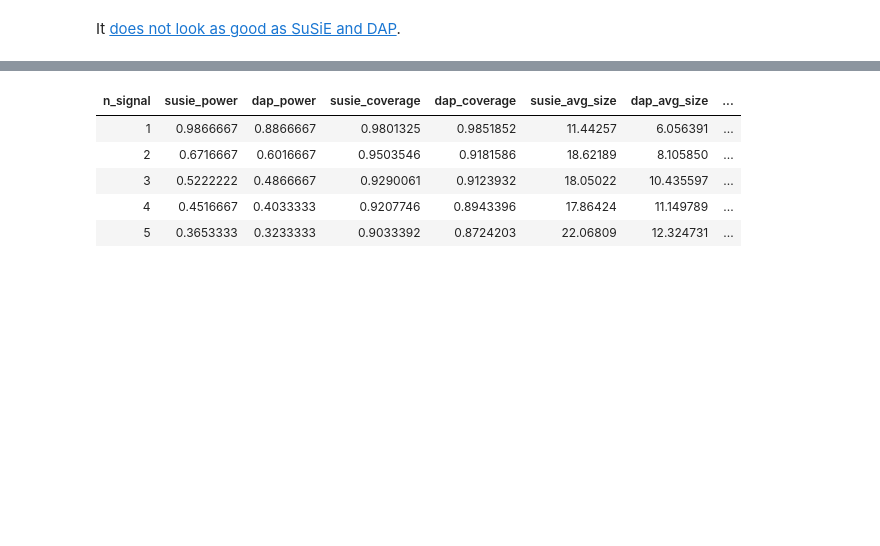
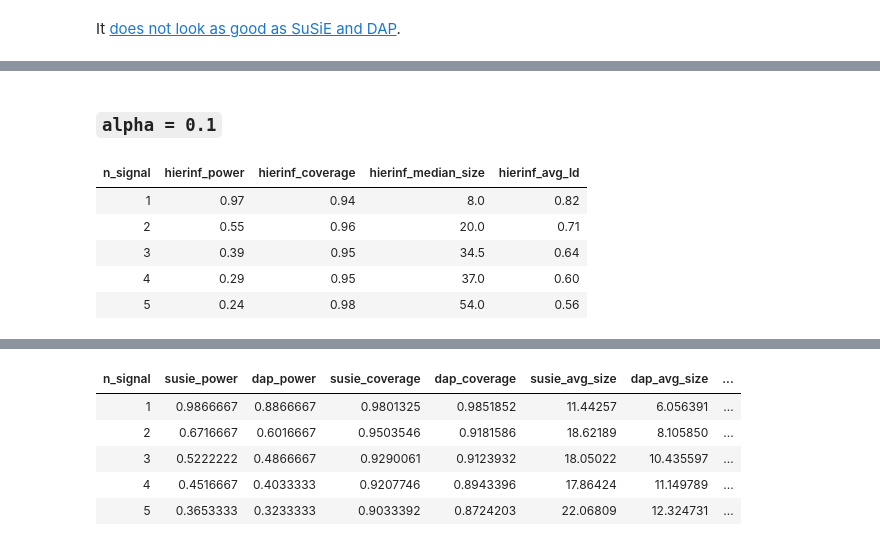
Before and after one commit to stephenslab/dsc-finemap, a Jupyter notebook: analysis/benchmark_evaluation.ipynb, the cells around one changed output, grey strips where cells are left out. Saved outputs shown, nothing was run; the diff lists cells and outputs as text; code cells hidden in the pictures; blank space fills up the shorter version.

```diff
--- a/analysis/benchmark_evaluation.ipynb
+++ b/analysis/benchmark_evaluation.ipynb
@@ -521,0 +540,12 @@ It [does not look as good as SuSiE and DAP](https://stephenslab.github.io/susie-
+# %% [markdown]
+### `alpha = 0.1`
+# %%
+hierinf_result = round(readRDS('/home/gaow/GIT/lab-dsc/dsc-finemap/output/susie_paper/result_20190610_CS_hierinf_fwer_0.1_susie_prior_0p1_null_0p0.rds')[,c(1,7,10,13,16)],2)
+hierinf_result
+# %% [output]
+| n_signal | hierinf_power | hierinf_coverage | hierinf_median_size | hierinf_avg_ld |
+| 1 | 0.97 | 0.94 | 8.0 | 0.82 |
+| 2 | 0.55 | 0.96 | 20.0 | 0.71 |
+| 3 | 0.39 | 0.95 | 34.5 | 0.64 |
+| 4 | 0.29 | 0.95 | 37.0 | 0.60 |
+| 5 | 0.24 | 0.98 | 54.0 | 0.56 |
```
Also changed, not shown: parts of 14 cells of this notebook, 2 other files.
